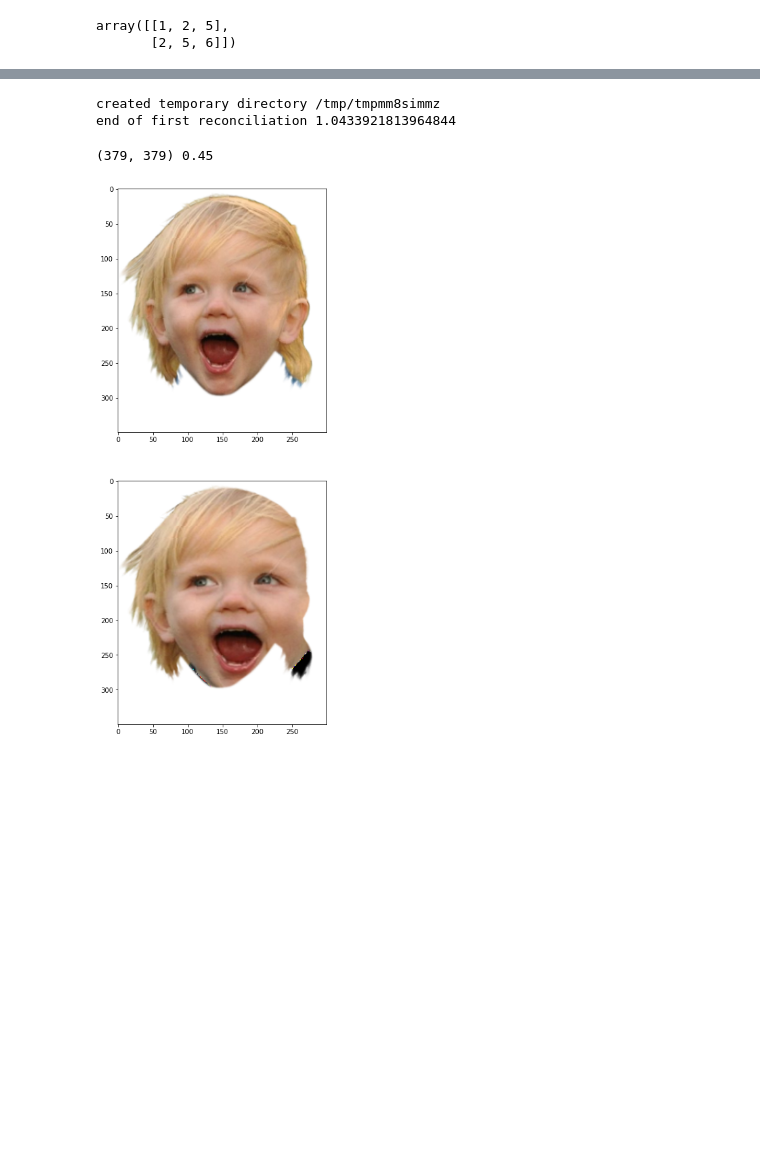
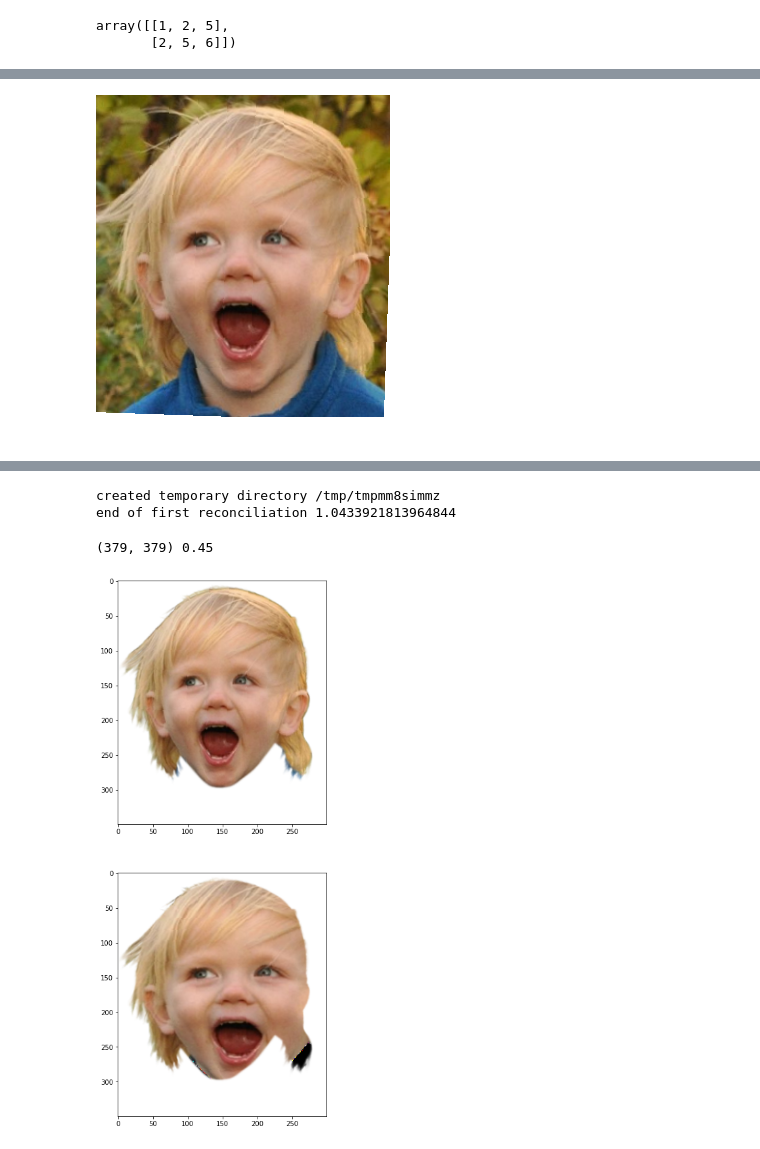
Before and after one commit to NewSciTLH/U-2-Net, a Jupyter notebook: notesdayperday.ipynb, the cells around one changed output, grey strips where cells are left out. Cells and saved outputs as stored; diff of their text form; code cells hidden in the pictures; blank space fills up the shorter version.

```diff
--- a/notesdayperday.ipynb
+++ b/notesdayperday.ipynb
@@ -448,0 +509,4 @@ Total time: 10.530844926834106
+# %%
+mask_dict["image"]
+# %% [output]
+[figure, added]
```
Also changed, not shown: parts of 11 cells of this notebook.
